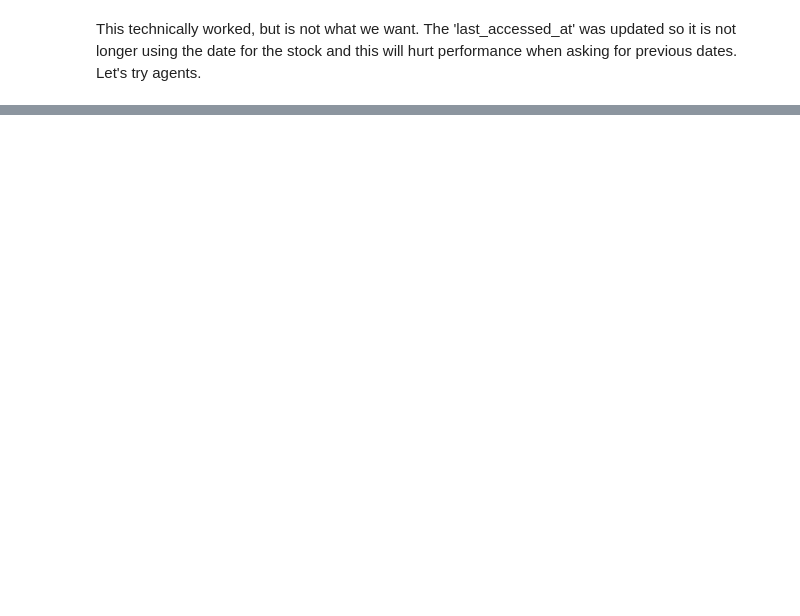
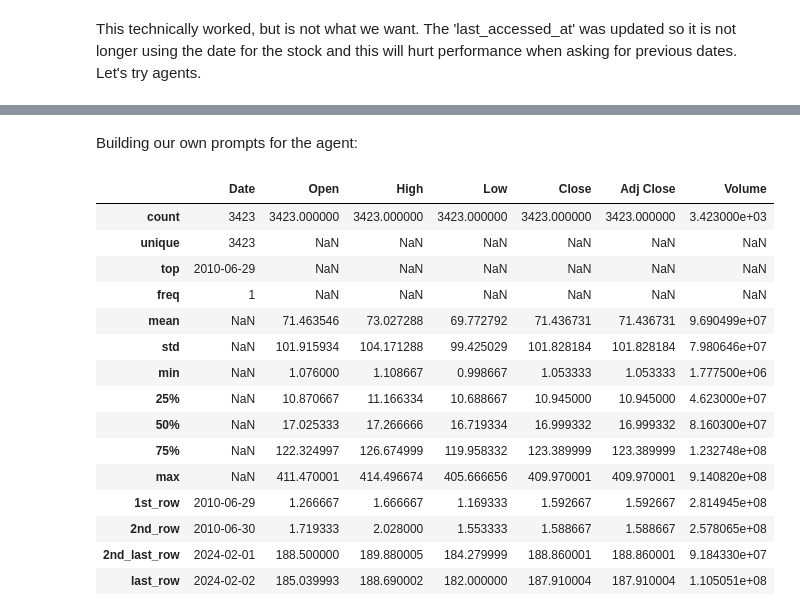
Before and after one commit to Markovian99/genai-notebooks, a Jupyter notebook: RAG_Basics/3. Approaches_for_Tabular.ipynb, the cells around one changed output, grey strips where cells are left out. Saved outputs shown, nothing was run; the diff lists cells and outputs as text; code cells hidden in the pictures; blank space fills up the shorter version.

Commit message:
Added Langchain Pandas agents

```diff
--- a/RAG_Basics/3. Approaches_for_Tabular.ipynb
+++ b/RAG_Basics/3. Approaches_for_Tabular.ipynb
@@ -152,0 +202,2 @@ This technically worked, but is not what we want. The 'last_accessed_at' was upd
+# %% [markdown]
+Building our own prompts for the agent:
@@ -152,0 +208,26 @@ This technically worked, but is not what we want. The 'last_accessed_at' was upd
+# %%
+tsla_stock.describe(include='all')
+#add first 2 rows and last 2 rows to describe
+df_describe = tsla_stock.describe(include='all')
+df_describe.loc['1st_row'] = tsla_stock.iloc[0]
+df_describe.loc['2nd_row'] = tsla_stock.iloc[1]
+df_describe.loc['2nd_last_row'] = tsla_stock.iloc[-2]
+df_describe.loc['last_row'] = tsla_stock.iloc[-1]
+df_describe
+# %% [output]
+|  | Date | Open | High | Low | Close | Adj Close | Volume |
+| count | 3423 | 3423.000000 | 3423.000000 | 3423.000000 | 3423.000000 | 3423.000000 | 3.423000e+03 |
+| unique | 3423 | NaN | NaN | NaN | NaN | NaN | NaN |
+| top | 2010-06-29 | NaN | NaN | NaN | NaN | NaN | NaN |
+| freq | 1 | NaN | NaN | NaN | NaN | NaN | NaN |
+| mean | NaN | 71.463546 | 73.027288 | 69.772792 | 71.436731 | 71.436731 | 9.690499e+07 |
+| std | NaN | 101.915934 | 104.171288 | 99.425029 | 101.828184 | 101.828184 | 7.980646e+07 |
+| min | NaN | 1.076000 | 1.108667 | 0.998667 | 1.053333 | 1.053333 | 1.777500e+06 |
+| 25% | NaN | 10.870667 | 11.166334 | 10.688667 | 10.945000 | 10.945000 | 4.623000e+07 |
+| 50% | NaN | 17.025333 | 17.266666 | 16.719334 | 16.999332 | 16.999332 | 8.160300e+07 |
+| 75% | NaN | 122.324997 | 126.674999 | 119.958332 | 123.389999 | 123.389999 | 1.232748e+08 |
+| max | NaN | 411.470001 | 414.496674 | 405.666656 | 409.970001 | 409.970001 | 9.140820e+08 |
+| 1st_row | 2010-06-29 | 1.266667 | 1.666667 | 1.169333 | 1.592667 | 1.592667 | 2.814945e+08 |
+| 2nd_row | 2010-06-30 | 1.719333 | 2.028000 | 1.553333 | 1.588667 | 1.588667 | 2.578065e+08 |
+| 2nd_last_row | 2024-02-01 | 188.500000 | 189.880005 | 184.279999 | 188.860001 | 188.860001 | 9.184330e+07 |
+| last_row | 2024-02-02 | 185.039993 | 188.690002 | 182.000000 | 187.910004 | 187.910004 | 1.105051e+08 |
```
Also changed, not shown: parts of 27 cells of this notebook.
